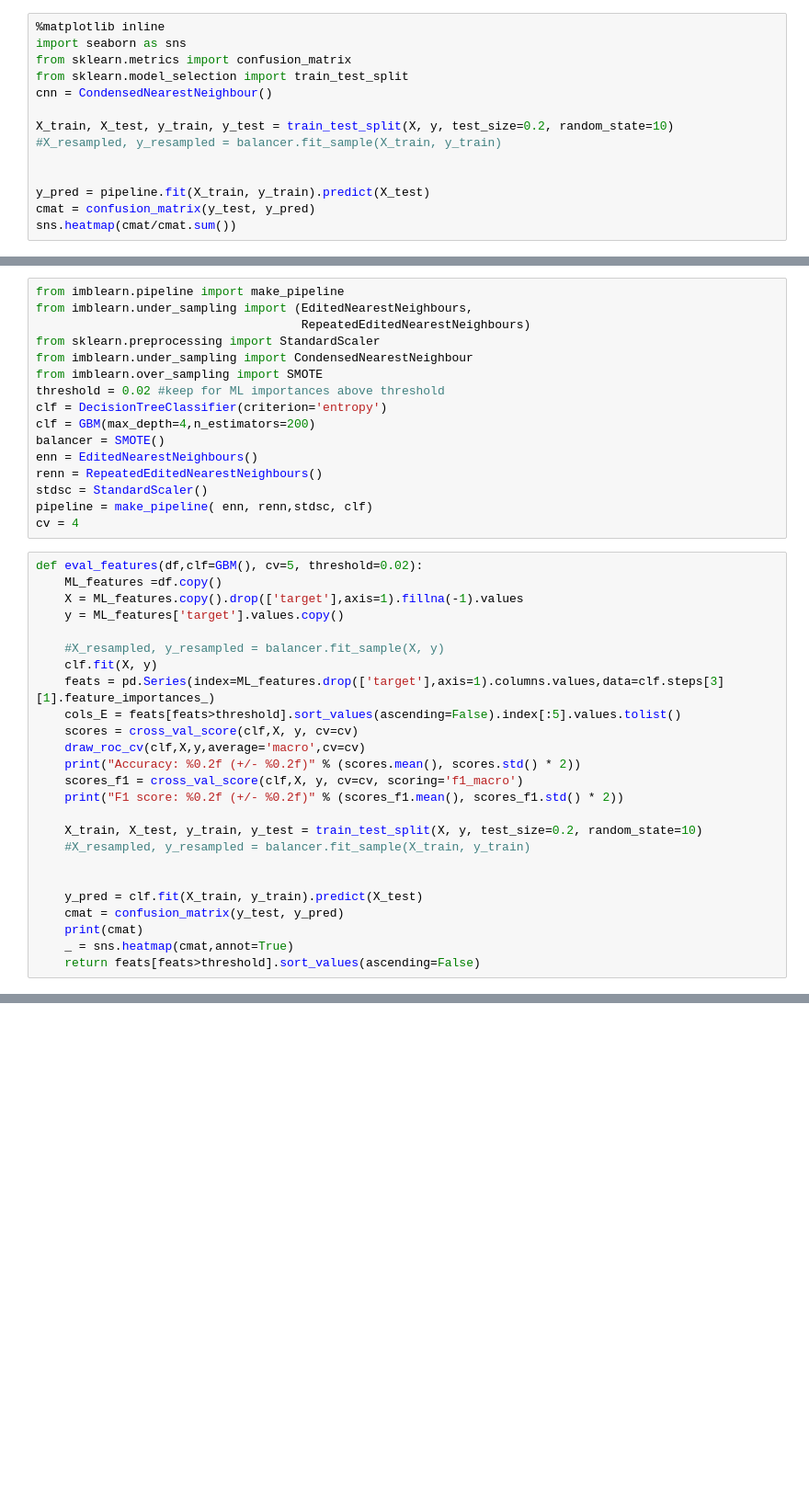
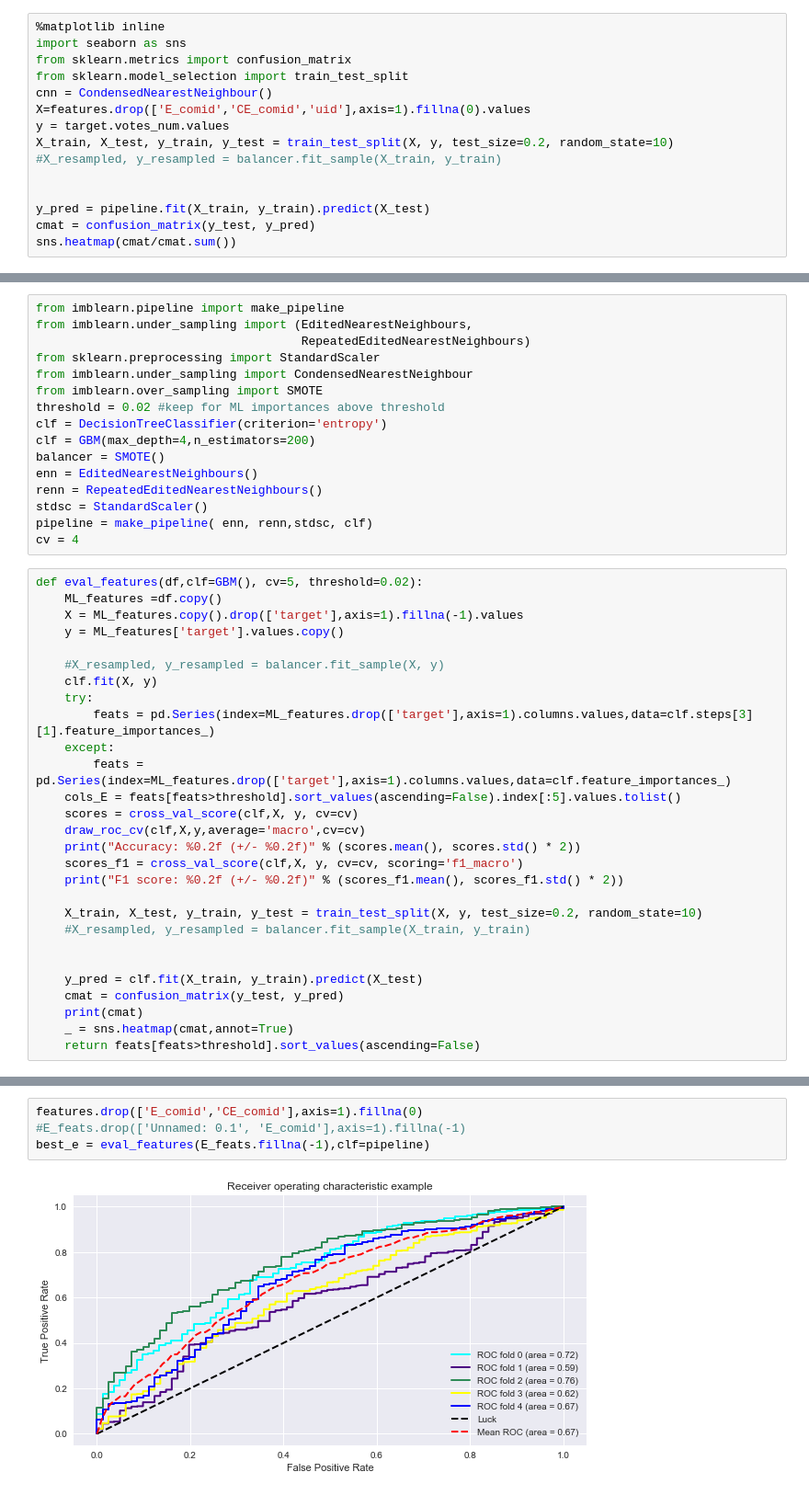
Before and after one commit to Guillemdb/Happiness-inside-a-job-PyDataBcn17, a Jupyter notebook: 3 - Machine learning.ipynb, the cells around one changed output, grey strips where cells are left out. Shown: that part at 92% size. Saved outputs shown, nothing was run; the diff lists cells and outputs as text; blank space fills up the shorter version.

Commit message:
moar data

```diff
--- a/3 - Machine learning.ipynb
+++ b/3 - Machine learning.ipynb
@@ -87,7 +141,8 @@ import seaborn as sns
 from sklearn.metrics import confusion_matrix
 from sklearn.model_selection import train_test_split
 cnn = CondensedNearestNeighbour()
-
+X=features.drop(['E_comid','CE_comid','uid'],axis=1).fillna(0).values
+y = target.votes_num.values
 X_train, X_test, y_train, y_test = train_test_split(X, y, test_size=0.2, random_state=10)
 #X_resampled, y_resampled = balancer.fit_sample(X_train, y_train)
 
@@ -119,7 +176,10 @@ def eval_features(df,clf=GBM(), cv=5, threshold=0.02):
 
     #X_resampled, y_resampled = balancer.fit_sample(X, y)
     clf.fit(X, y)
-    feats = pd.Series(index=ML_features.drop(['target'],axis=1).columns.values,data=clf.steps[3][1].feature_importances_)
+    try:
+        feats = pd.Series(index=ML_features.drop(['target'],axis=1).columns.values,data=clf.steps[3][1].feature_importances_)
+    except:
+        feats = pd.Series(index=ML_features.drop(['target'],axis=1).columns.values,data=clf.feature_importances_)
     cols_E = feats[feats>threshold].sort_values(ascending=False).index[:5].values.tolist()
     scores = cross_val_score(clf,X, y, cv=cv)
     draw_roc_cv(clf,X,y,average='macro',cv=cv)
@@ -161,0 +221,6 @@ dtype: float64
+# %%
+features.drop(['E_comid','CE_comid'],axis=1).fillna(0)
+#E_feats.drop(['Unnamed: 0.1', 'E_comid'],axis=1).fillna(-1)
+best_e = eval_features(E_feats.fillna(-1),clf=pipeline)
+# %% [output]
+[figure, added]
```
Also changed, not shown: parts of 24 cells of this notebook, 48 other files.
